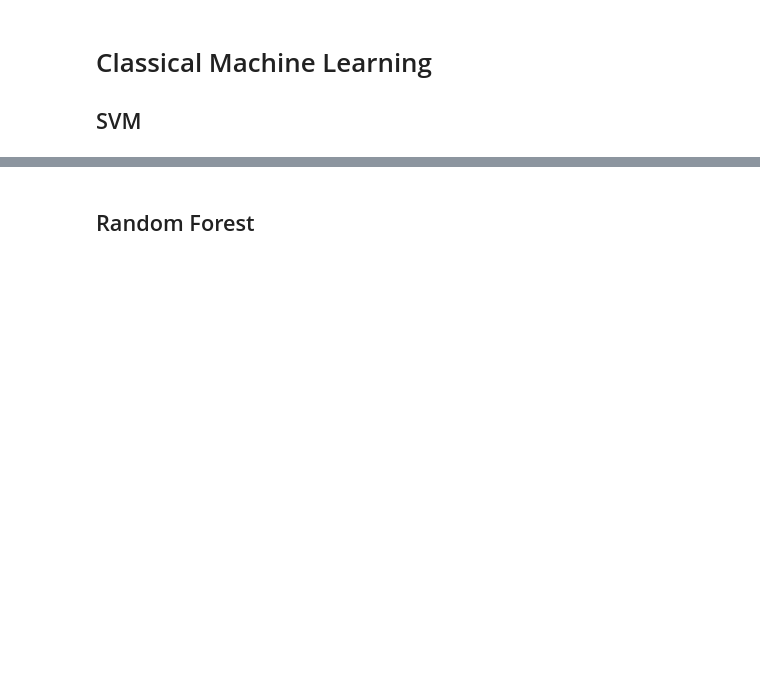
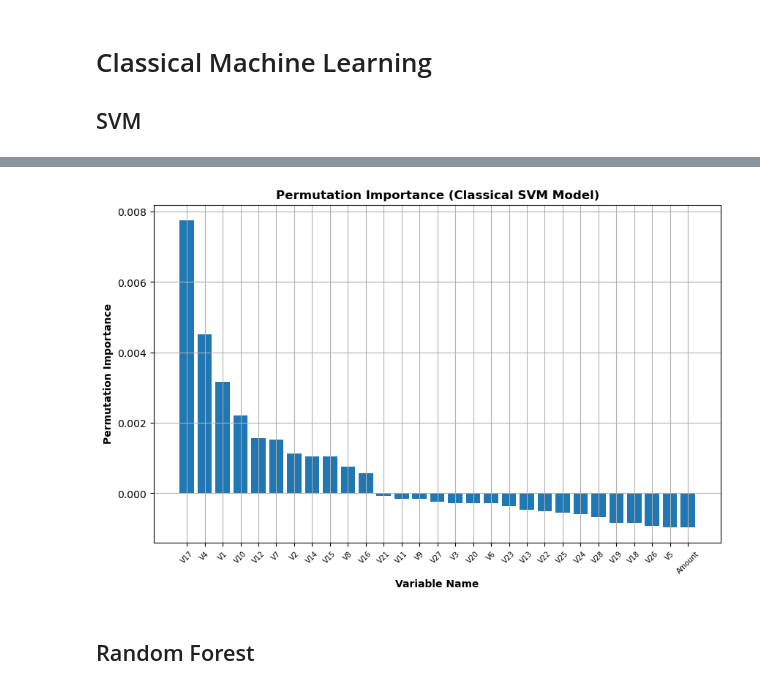
Before and after one commit to williamzjasmine/CUNY_SPS_DS, a Jupyter notebook: DATA_698/final_project/src/Data_698_Final_Project.ipynb, the cells around one changed output, grey strips where cells are left out. Drawn from its saved outputs; the diff is of its cells as text; code cells hidden in the pictures; blank space fills up the shorter version.

```diff
--- a/DATA_698/final_project/src/Data_698_Final_Project.ipynb
+++ b/DATA_698/final_project/src/Data_698_Final_Project.ipynb
@@ -493,17 +602,21 @@ importances = result.importances_mean
 importance_df_svm = pd.DataFrame({'variable_name': df_X_pp.columns, 'permutation_importance': importances})
 importance_df_svm = importance_df_svm.sort_values(by='permutation_importance', ascending=False).reset_index()
 # %%
+fig_count += 1
 plt.figure(figsize=(10,figsize_y))
 
 plt.bar(importance_df_svm['variable_name'], importance_df_svm['permutation_importance'])
 
 plt.title('Permutation Importance (Classical SVM Model)', fontweight='bold')
 plt.xlabel('Variable Name', fontweight='bold')
 plt.ylabel('Permutation Importance', fontweight='bold')
 plt.xticks(rotation=45, fontsize = 7)
 
 plt.grid()
+plt.savefig(f'../documents/figures/fig_9.png')
 plt.show()
+# %% [output]
+[figure, added]
 # %% [markdown]
 ## Random Forest
 # %%
```
Also changed, not shown: parts of 48 cells of this notebook, 1 other file.
